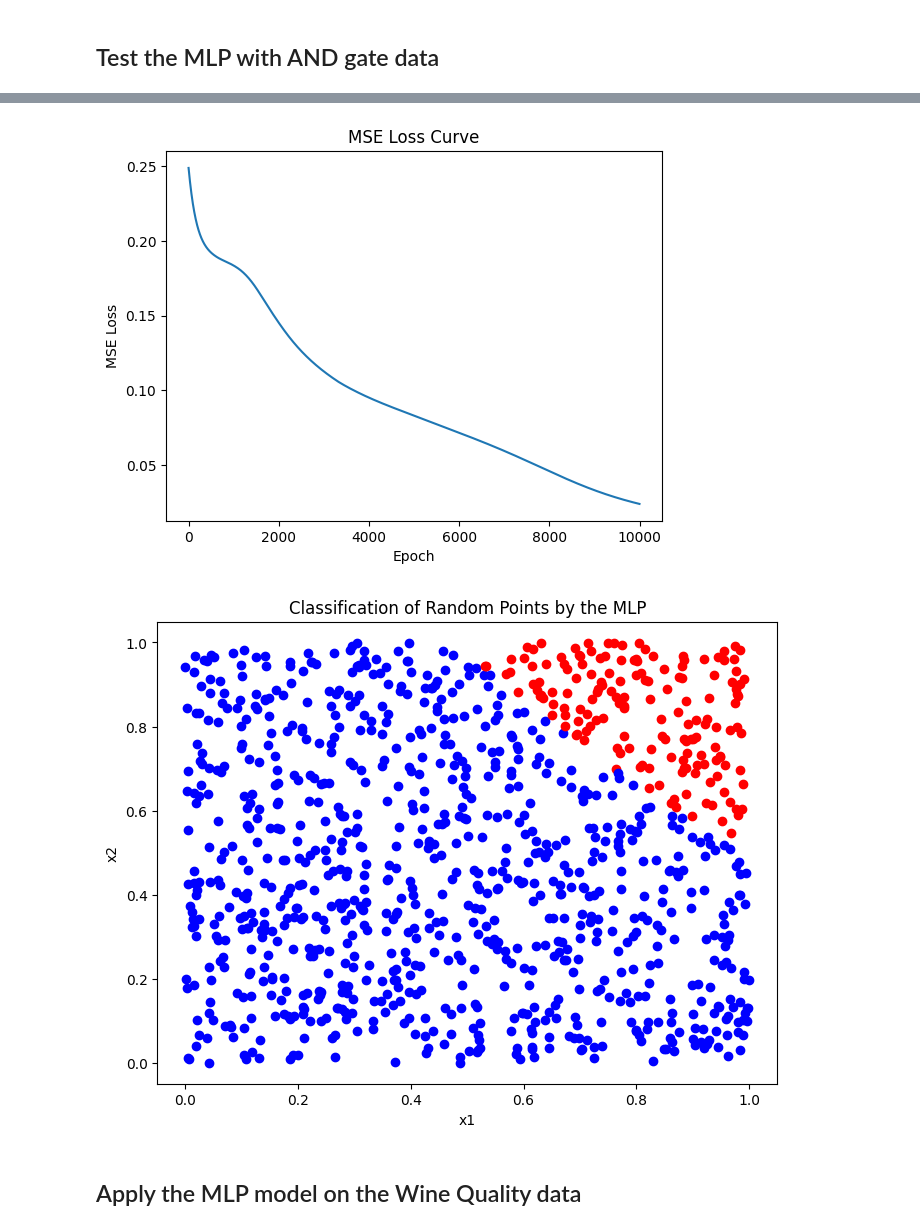
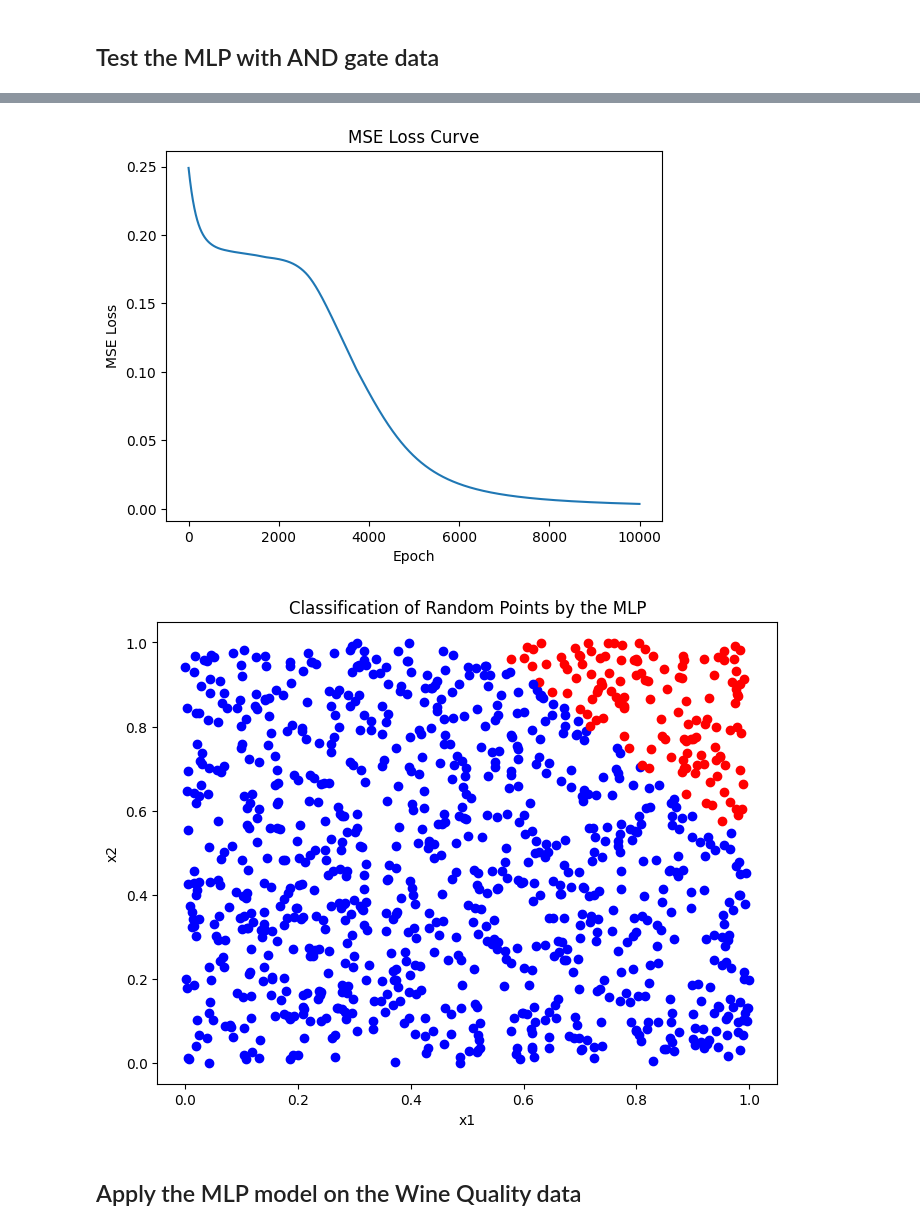
Before and after one commit to USFCA-CS663-Spring2024/mlp-multi-layer-perceptron-Qianru69, a Jupyter notebook: Assignment_4_MLP.ipynb, the cells around one changed output, grey strips where cells are left out. Drawn from its saved outputs; the diff is of its cells as text; code cells hidden in the pictures.

```diff
--- a/Assignment_4_MLP.ipynb
+++ b/Assignment_4_MLP.ipynb
@@ -669,7 +669,7 @@ class BasicMLP:
             self.layer_inputs.append(output)
         return output
 
-    def backprop(self, y):
+    def backprop(self, y, learning_rate):
         outputs = self.layer_inputs[-1]
         deltas = [None] * len(self.weights)
 
@@ -692,8 +692,9 @@ class BasicMLP:
         # Update the weights and biases
         layer_inputs = self.layer_inputs
         for i in range(len(self.weights)):
-            self.weights[i] -= np.dot(layer_inputs[i].T, deltas[i]) * 0.01
-            self.biases[i] -= np.sum(deltas[i], axis=0, keepdims=True) * 0.01
+            # Learning rate 0.01
+            self.weights[i] -= np.dot(layer_inputs[i].T, deltas[i]) * learning_rate
+            self.biases[i] -= np.sum(deltas[i], axis=0, keepdims=True) * learning_rate
 # %% [markdown]
 ## Test the MLP with AND gate data
 # %%
@@ -702,7 +703,7 @@ X = np.array([[0, 0], [0, 1], [1, 0], [1, 1]])
 y = np.array([[0], [0], [0], [1]])
 # %%
 # Initialize the MLP for AND gate problem
-mlp = BasicMLP(hidden_layer_tuple=(2, 10, 1), activation_tuple=('relu', 'sigmoid'))
+mlp = BasicMLP(hidden_layer_tuple=(2, 5, 1), activation_tuple=('relu', 'sigmoid'))
 # %%
 def train(mlp, X, y, epochs, learning_rate):
     mse_loss = []
@@ -712,7 +713,7 @@ def train(mlp, X, y, epochs, learning_rate):
         loss = np.mean((predictions - y) ** 2)
         mse_loss.append(loss)
 
-        mlp.backprop(y)
+        mlp.backprop(y, learning_rate)
 
         if epoch % 50 == 0:
             print(f"Epoch {epoch}: MSE Loss = {loss}")
@@ -753,4 +754,4 @@ Epoch 9950: MSE Loss = 0.02424885342228336
-[figure, old version]
+[figure, new version]
 # %%
 # Generate 1000 random points
 np.random.seed(0)  # for reproducibility
@@ -773,7 +774,7 @@ plt.ylabel('x2')
 plt.title('Classification of Random Points by the MLP')
 plt.show()
 # %% [output]
-[figure, old version]
+[figure, new version]
 # %% [markdown]
 ## Apply the MLP model on the Wine Quality data
 # %%
```
Also changed, not shown: parts of 17 cells of this notebook, 2 other files.
